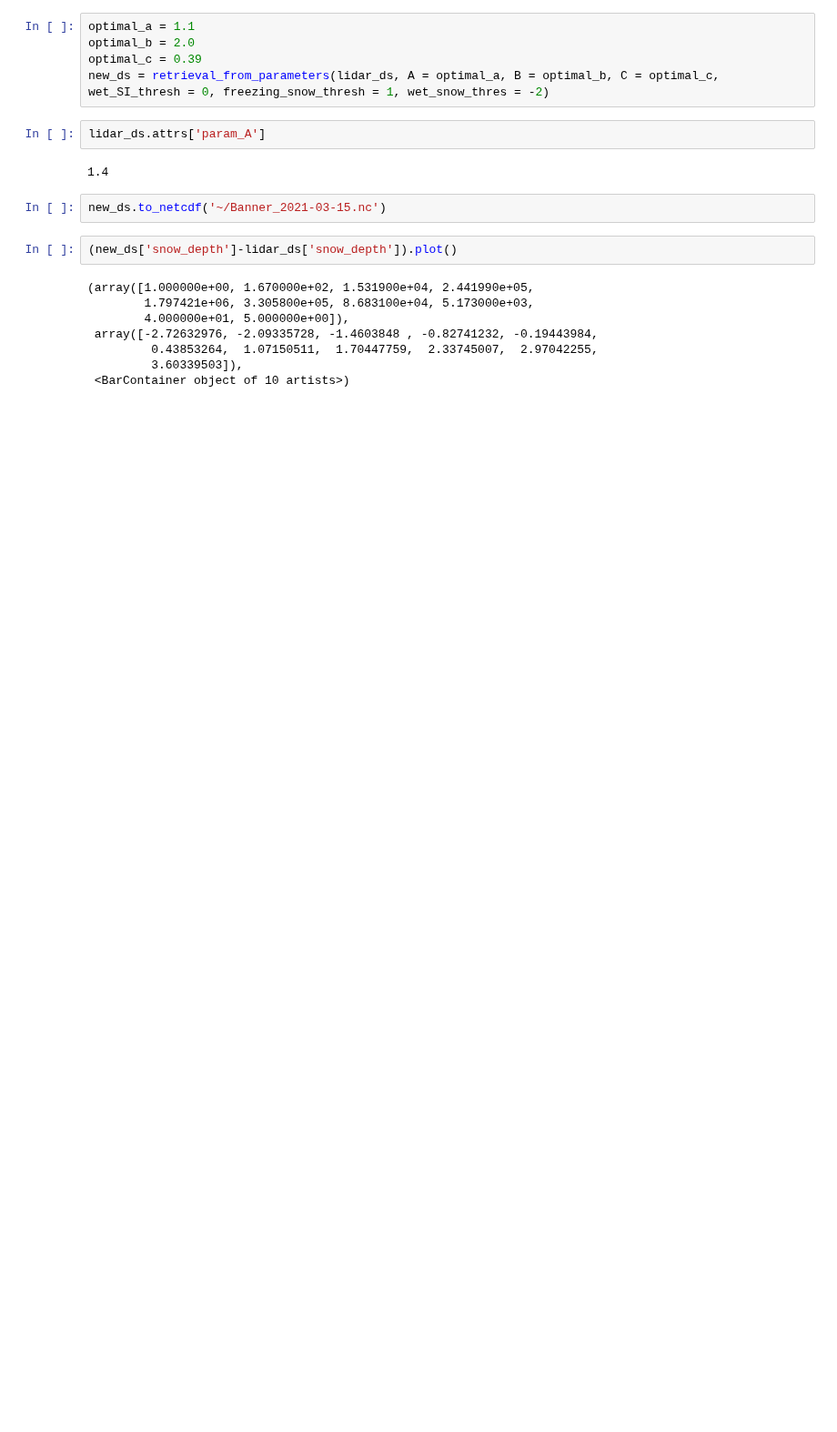
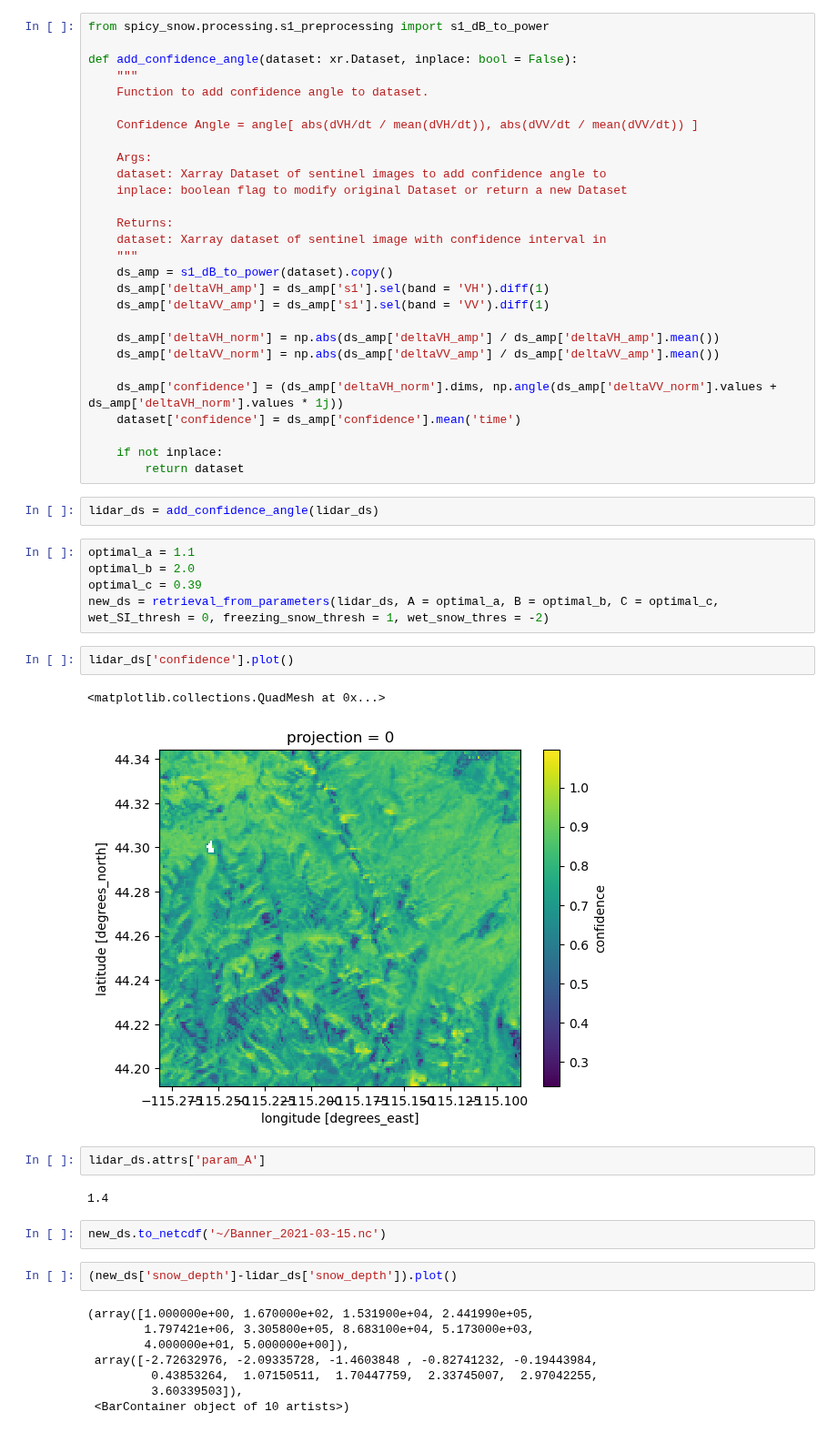
Before and after one commit to ZachHoppinen/spicy-analysis, a Jupyter notebook: src/compare/parameters/devon.ipynb, the cells around one changed output. Shown at 91% size. Cells and saved outputs as stored; diff of their text form; blank space fills up the shorter version.

Commit message:
confidence angel work

```diff
--- a/src/compare/parameters/devon.ipynb
+++ b/src/compare/parameters/devon.ipynb
@@ -12,11 +12,46 @@ import itertools
 from spicy_snow.retrieval import retrieval_from_parameters
 # %%
 lidar_ds = xr.open_dataset(Path('~/scratch/spicy/SnowEx-Data-params/Banner_2021-03-15.nc'))
+# %%
+from spicy_snow.processing.s1_preprocessing import s1_dB_to_power
+
+def add_confidence_angle(dataset: xr.Dataset, inplace: bool = False):
+    """
+    Function to add confidence angle to dataset.
+
+    Confidence Angle = angle[ abs(dVH/dt / mean(dVH/dt)), abs(dVV/dt / mean(dVV/dt)) ]
+
+    Args:
+    dataset: Xarray Dataset of sentinel images to add confidence angle to
+    inplace: boolean flag to modify original Dataset or return a new Dataset
+
+    Returns:
+    dataset: Xarray dataset of sentinel image with confidence interval in
+    """
+    ds_amp = s1_dB_to_power(dataset).copy()
+    ds_amp['deltaVH_amp'] = ds_amp['s1'].sel(band = 'VH').diff(1)
+    ds_amp['deltaVV_amp'] = ds_amp['s1'].sel(band = 'VV').diff(1)
+
+    ds_amp['deltaVH_norm'] = np.abs(ds_amp['deltaVH_amp'] / ds_amp['deltaVH_amp'].mean())
+    ds_amp['deltaVV_norm'] = np.abs(ds_amp['deltaVV_amp'] / ds_amp['deltaVV_amp'].mean())
+
+    ds_amp['confidence'] = (ds_amp['deltaVH_norm'].dims, np.angle(ds_amp['deltaVV_norm'].values + ds_amp['deltaVH_norm'].values * 1j))
+    dataset['confidence'] = ds_amp['confidence'].mean('time')
+
+    if not inplace:
+        return dataset
+# %%
+lidar_ds = add_confidence_angle(lidar_ds)
 # %%
 optimal_a = 1.1
 optimal_b = 2.0
 optimal_c = 0.39
 new_ds = retrieval_from_parameters(lidar_ds, A = optimal_a, B = optimal_b, C = optimal_c, wet_SI_thresh = 0, freezing_snow_thresh = 1, wet_snow_thres = -2)
+# %%
+lidar_ds['confidence'].plot()
+# %% [output]
+<matplotlib.collections.QuadMesh at 0x...>
+[figure, added]
 # %%
 lidar_ds.attrs['param_A']
 # %% [output]
```
Also changed, not shown: 1 other file.
